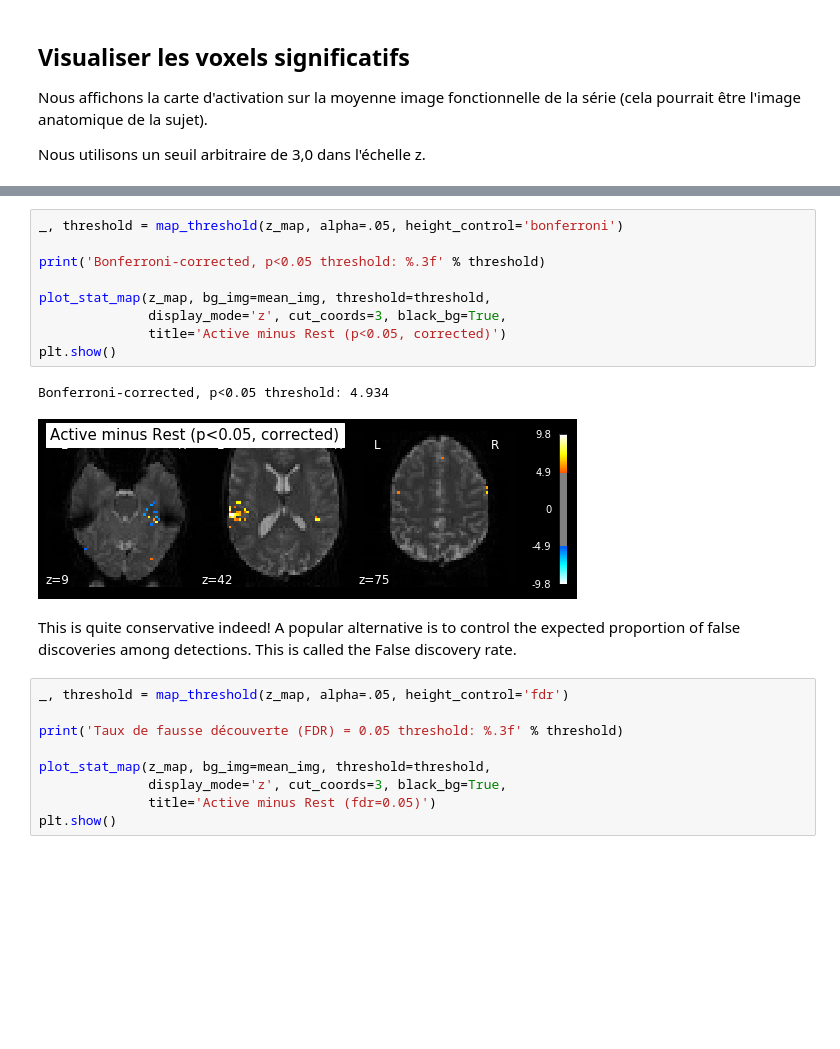
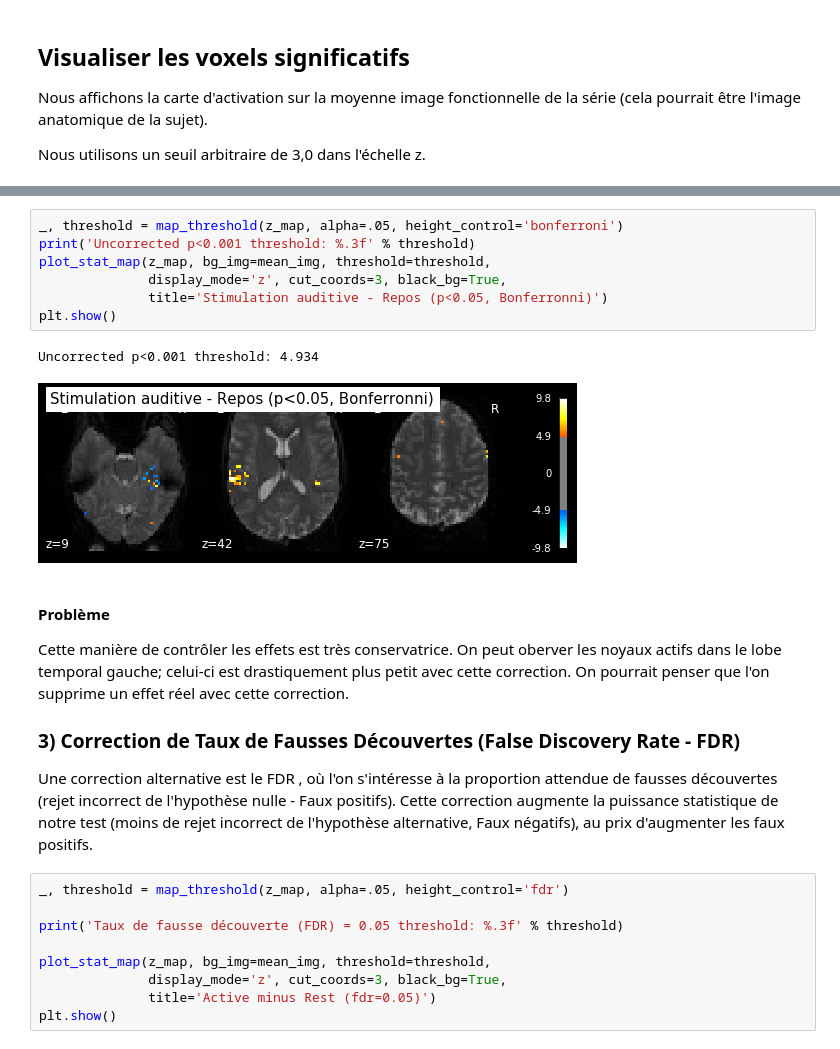
Before and after one commit to PSY3018/cours4_carte_activation, a Jupyter notebook: applications_cours4.ipynb, the cells around one changed output, grey strips where cells are left out. Saved outputs shown, nothing was run; the diff lists cells and outputs as text; blank space fills up the shorter version.

```diff
--- a/applications_cours4.ipynb
+++ b/applications_cours4.ipynb
@@ -262,20 +261,19 @@ i.e. the probability of making only one false detection, say at
 # %%
 _, threshold = map_threshold(z_map, alpha=.05, height_control='bonferroni')
-
-print('Bonferroni-corrected, p<0.05 threshold: %.3f' % threshold)
-
+print('Uncorrected p<0.001 threshold: %.3f' % threshold)
 plot_stat_map(z_map, bg_img=mean_img, threshold=threshold,
               display_mode='z', cut_coords=3, black_bg=True,
-              title='Active minus Rest (p<0.05, corrected)')
+              title='Stimulation auditive - Repos (p<0.05, Bonferronni)')
 plt.show()
 # %% [output]
-Bonferroni-corrected, p<0.05 threshold: 4.934
+Uncorrected p<0.001 threshold: 4.934
-[figure, old version]
+[figure, new version]
-# %% [markdown]
-This is quite conservative indeed!  A popular alternative is to
-control the expected proportion of
-false discoveries among detections. This is called the False
-discovery rate.
+# %% [markdown]
+#### Problème
+Cette manière de contrôler les effets est très conservatrice. On peut oberver les noyaux actifs dans le lobe temporal gauche; celui-ci est drastiquement plus petit avec cette correction. On pourrait penser que l'on supprime un effet réel avec cette correction.
+
+### 3) Correction de Taux de Fausses Découvertes (False Discovery Rate - FDR)
+Une correction alternative est le FDR , où l'on s'intéresse à la proportion attendue de fausses découvertes (rejet incorrect de l'hypothèse nulle - Faux positifs). Cette correction augmente la puissance statistique de notre test (moins de rejet incorrect de l'hypothèse alternative, Faux négatifs), au prix d'augmenter les faux positifs.
 # %%
 _, threshold = map_threshold(z_map, alpha=.05, height_control='fdr')
 
```
Also changed, not shown: parts of 14 cells of this notebook.
